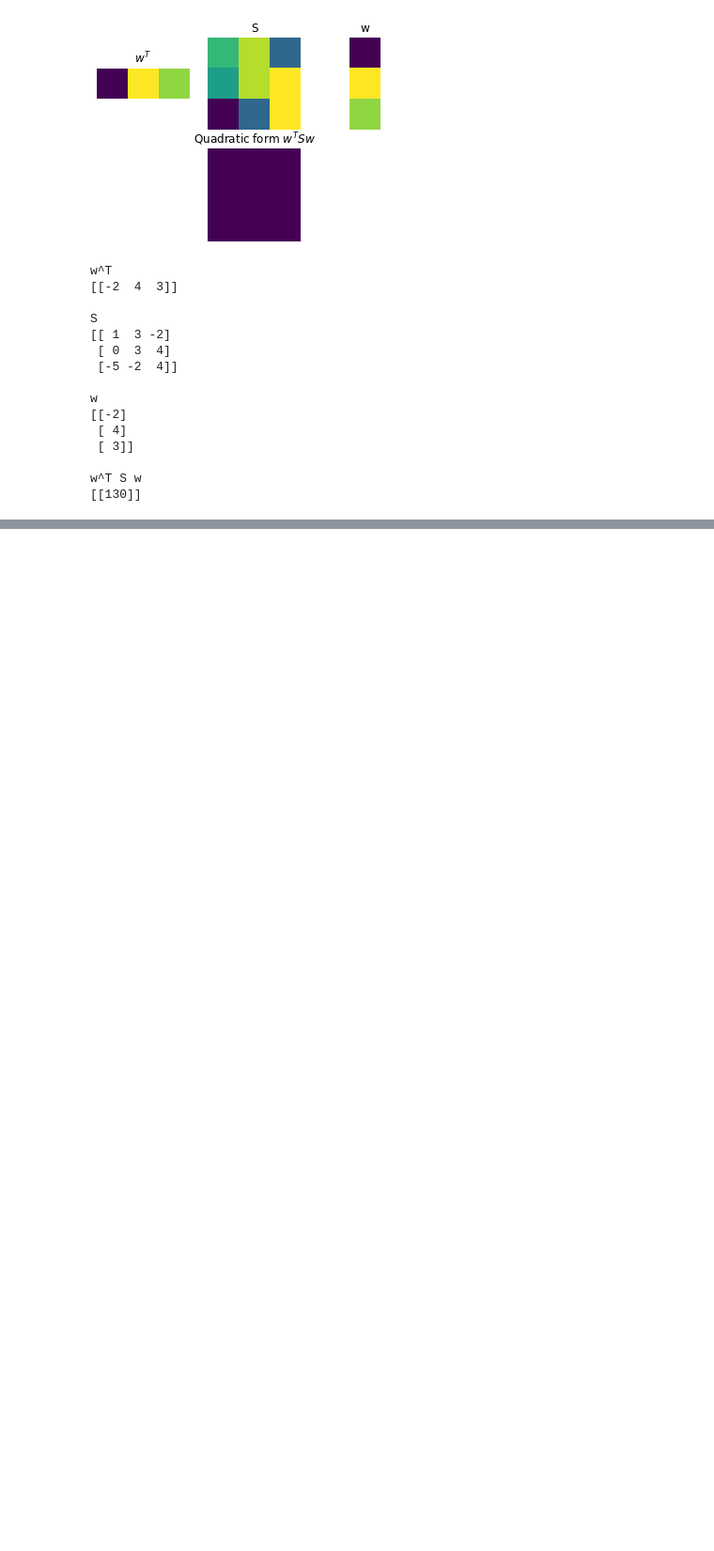
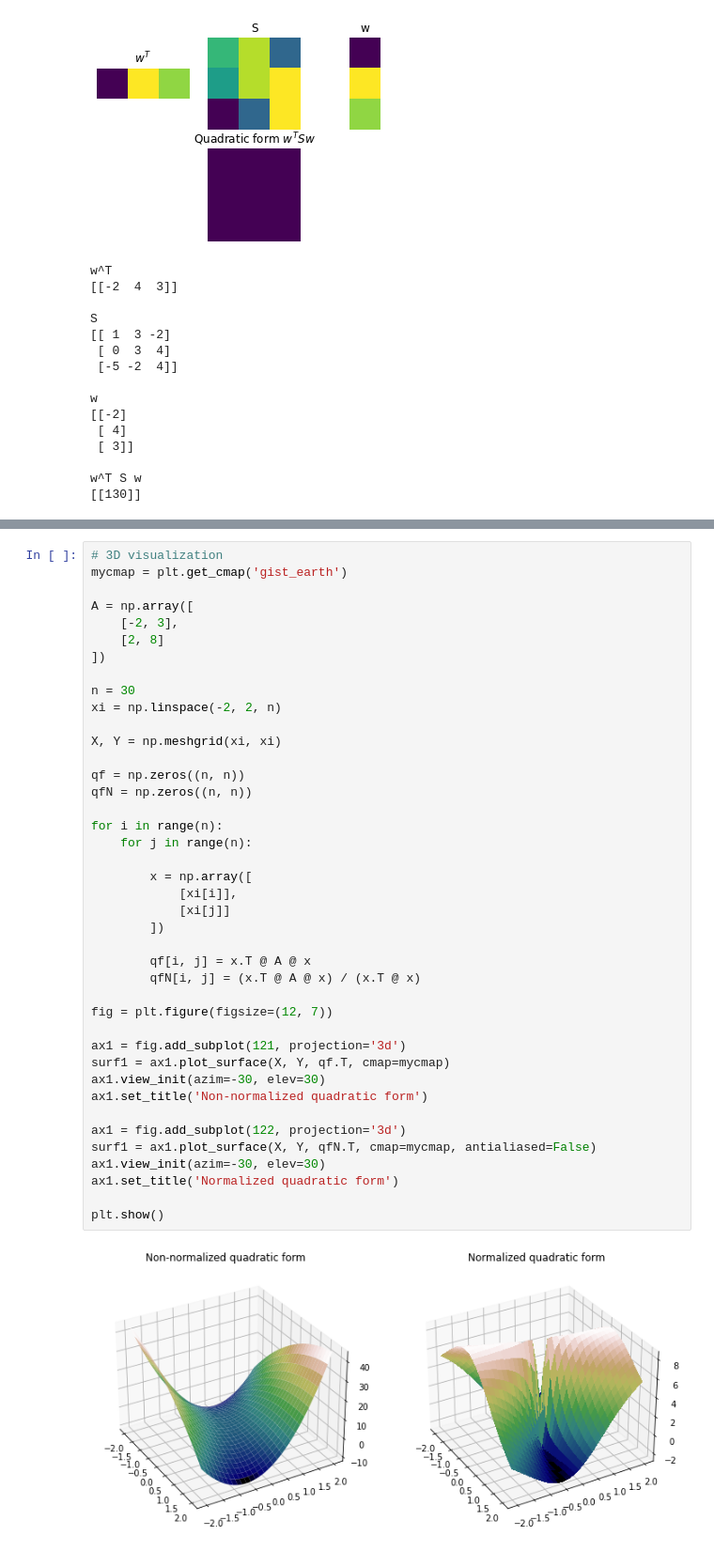
Before and after one commit to yukikitayama/machine-learning, a Jupyter notebook: math/quadratic_form.ipynb, the cells around one changed output, grey strips where cells are left out. Shown at 94% size. Drawn from its saved outputs; the diff is of its cells as text; blank space fills up the shorter version.

```diff
--- a/math/quadratic_form.ipynb
+++ b/math/quadratic_form.ipynb
@@ -204,0 +351,43 @@ w^T S w
+# %%
+# 3D visualization
+mycmap = plt.get_cmap('gist_earth')
+
+A = np.array([
+    [-2, 3],
+    [2, 8]
+])
+
+n = 30
+xi = np.linspace(-2, 2, n)
+
+X, Y = np.meshgrid(xi, xi)
+
+qf = np.zeros((n, n))
+qfN = np.zeros((n, n))
+
+for i in range(n):
+    for j in range(n):
+
+        x = np.array([
+            [xi[i]],
+            [xi[j]]
+        ])
+
+        qf[i, j] = x.T @ A @ x
+        qfN[i, j] = (x.T @ A @ x) / (x.T @ x)
+
+fig = plt.figure(figsize=(12, 7))
+
+ax1 = fig.add_subplot(121, projection='3d')
+surf1 = ax1.plot_surface(X, Y, qf.T, cmap=mycmap)
+ax1.view_init(azim=-30, elev=30)
+ax1.set_title('Non-normalized quadratic form')
+
+ax1 = fig.add_subplot(122, projection='3d')
+surf1 = ax1.plot_surface(X, Y, qfN.T, cmap=mycmap, antialiased=False)
+ax1.view_init(azim=-30, elev=30)
+ax1.set_title('Normalized quadratic form')
+
+plt.show()
+# %% [output]
+[figure, added]
```
Also changed, not shown: parts of 7 cells of this notebook.
